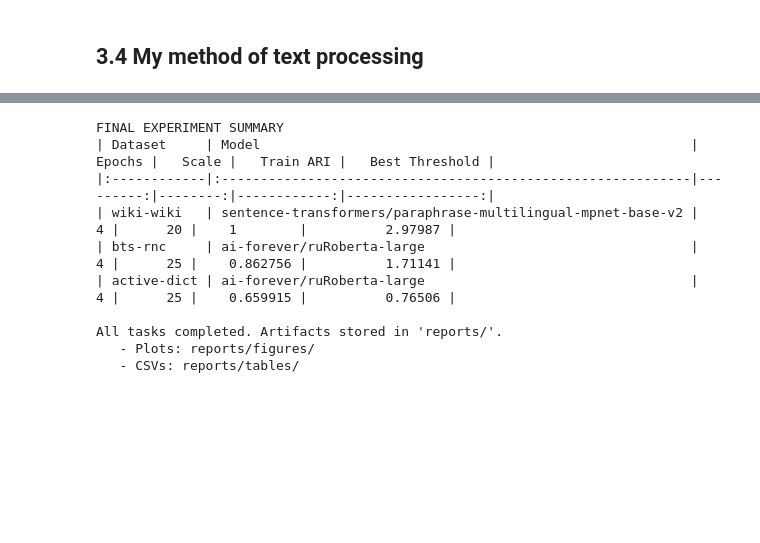
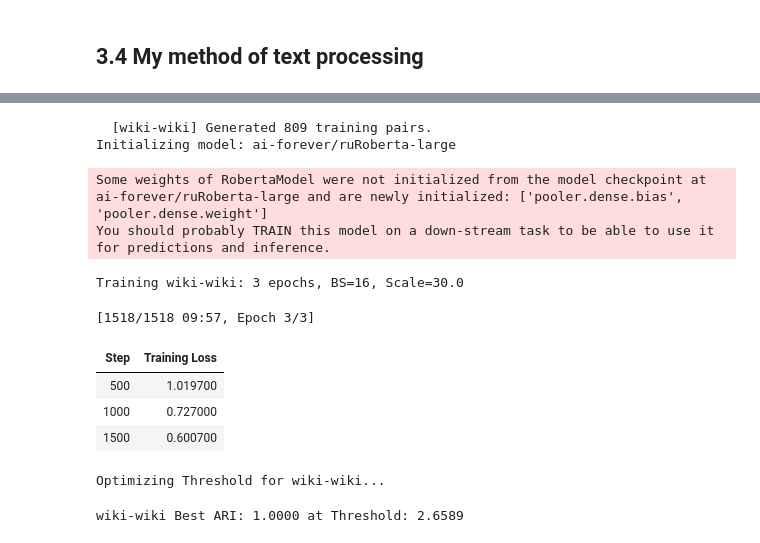
Before and after one commit to egorser0v/NLP2025, a Jupyter notebook: 1/1_serov.ipynb, the cells around one changed output, grey strips where cells are left out. Saved outputs shown, nothing was run; the diff lists cells and outputs as text; code cells hidden in the pictures; blank space fills up the shorter version.

```diff
--- a/1/1_serov.ipynb
+++ b/1/1_serov.ipynb
@@ -501,24 +516,58 @@ active-dict Best ARI: 0.6599 at Threshold: 0.7651
 Generating submission for active-dict...
 Saved: results/active-dict.csv
 Saved: results/submission_active-dict.zip
-# %%
-df_results = pd.DataFrame(EXPERIMENT_LOGS)
-df_results.to_csv("reports/tables/experiment_summary.csv", index=False)
-
-print("\nFINAL EXPERIMENT SUMMARY")
-print(df_results.to_markdown(index=False))
-
-print("\nAll tasks completed. Artifacts stored in 'reports/'.")
-print("   - Plots: reports/figures/")
-print("   - CSVs: reports/tables/")
-# %% [output]
-FINAL EXPERIMENT SUMMARY
-| Dataset     | Model                                                       |   Epochs |   Scale |   Train ARI |   Best Threshold |
-|:------------|:------------------------------------------------------------|---------:|--------:|------------:|-----------------:|
-| wiki-wiki   | sentence-transformers/paraphrase-multilingual-mpnet-base-v2 |        4 |      20 |    1        |          2.97987 |
-| bts-rnc     | ai-forever/ruRoberta-large                                  |        4 |      25 |    0.862756 |          1.71141 |
-| active-dict | ai-forever/ruRoberta-large                                  |        4 |      25 |    0.659915 |          0.76506 |
-
-All tasks completed. Artifacts stored in 'reports/'.
-   - Plots: reports/figures/
-   - CSVs: reports/tables/
+# %%
+# ========================
+# TASK: WIKI-WIKI (for CodaLab Test OPTIMIZED)
+# ========================
+TASK = "wiki-wiki"
+
+MODEL = "ai-forever/ruRoberta-large"
+PARAMS = {"epochs": 3, "scale": 30.0, "batch_size": 16, "oversample": 10}
+
+df_wiki = pd.read_csv(os.path.join(BASE_PATH, TASK, "train.csv"), sep='\t')
+examples = generate_pairs_smart(df_wiki, TASK)
+train_data = examples * PARAMS["oversample"]
+random.shuffle(train_data)
+
+model_wiki = train_pipeline(
+    train_data,
+    MODEL,
+    PARAMS["batch_size"],
+    PARAMS["epochs"],
+    PARAMS["scale"],
+    TASK,
+    lr=1e-5
+)
+
+best_th, best_ari = optimize_threshold_and_plot(
+    model_wiki,
+    df_wiki,
+    TASK,
+    linkage='ward',
+    th_range=np.linspace(1.5, 7.0, 300)
+)
+
+EXPERIMENT_LOGS.append({
+    "Dataset": TASK,
+    "Model": MODEL,
+    "Epochs": PARAMS["epochs"],
+    "Scale": PARAMS["scale"],
+    "Train ARI": best_ari,
+    "Best Threshold": best_th
+})
+
+generate_submission(model_wiki, TASK + "_v2", best_th, linkage='ward')
+# %% [output]
+  [wiki-wiki] Generated 809 training pairs.
+Initializing model: ai-forever/ruRoberta-large
+Some weights of RobertaModel were not initialized from the model checkpoint at ai-forever/ruRoberta-large and are newly initialized: ['pooler.dense.bias', 'pooler.dense.weight']
+You should probably TRAIN this model on a down-stream task to be able to use it for predictions and inference.
+Training wiki-wiki: 3 epochs, BS=16, Scale=30.0
+[1518/1518 09:57, Epoch 3/3]
+| Step | Training Loss |
+| 500 | 1.019700 |
+| 1000 | 0.727000 |
+| 1500 | 0.600700 |
+Optimizing Threshold for wiki-wiki...
+wiki-wiki Best ARI: 1.0000 at Threshold: 2.6589
```
Also changed, not shown: parts of 8 cells of this notebook, 17 other files.
